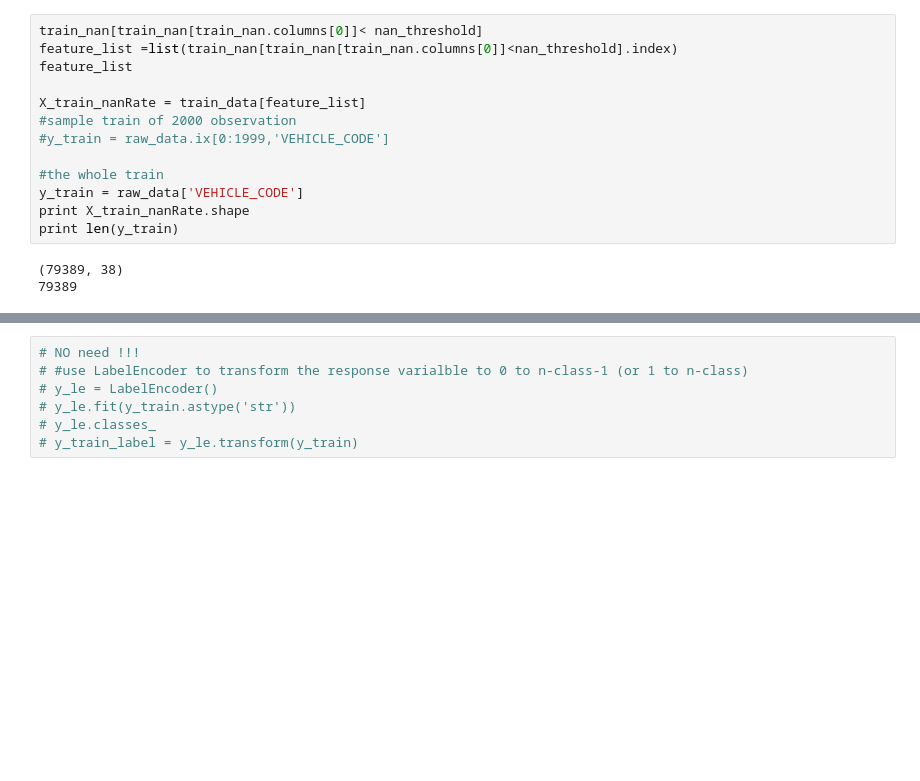
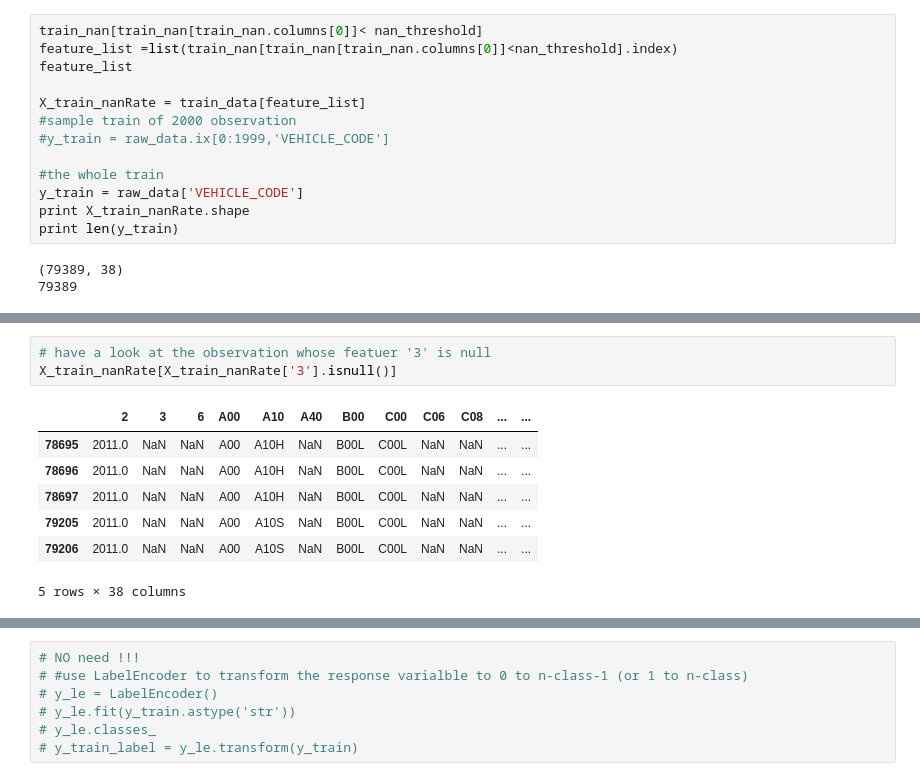
Before and after one commit to MichaelWangfc/Vin-Code-Prediction, a Jupyter notebook: Vin_VehicleCode00.ipynb, the cells around one changed output, grey strips where cells are left out. Saved outputs shown, nothing was run; the diff lists cells and outputs as text; blank space fills up the shorter version.

```diff
--- a/Vin_VehicleCode00.ipynb
+++ b/Vin_VehicleCode00.ipynb
@@ -852,0 +959,11 @@ print len(y_train)
+# %%
+# have a look at the observation whose featuer '3' is null
+X_train_nanRate[X_train_nanRate['3'].isnull()]
+# %% [output]
+|  | 2 | 3 | 6 | A00 | A10 | A40 | B00 | C00 | C06 | C08 | ... | ... |
+| 78695 | 2011.0 | NaN | NaN | A00 | A10H | NaN | B00L | C00L | NaN | NaN | ... | ... |
+| 78696 | 2011.0 | NaN | NaN | A00 | A10H | NaN | B00L | C00L | NaN | NaN | ... | ... |
+| 78697 | 2011.0 | NaN | NaN | A00 | A10H | NaN | B00L | C00L | NaN | NaN | ... | ... |
+| 79205 | 2011.0 | NaN | NaN | A00 | A10S | NaN | B00L | C00L | NaN | NaN | ... | ... |
+| 79206 | 2011.0 | NaN | NaN | A00 | A10S | NaN | B00L | C00L | NaN | NaN | ... | ... |
+5 rows × 38 columns
```
Also changed, not shown: parts of 34 cells of this notebook.
